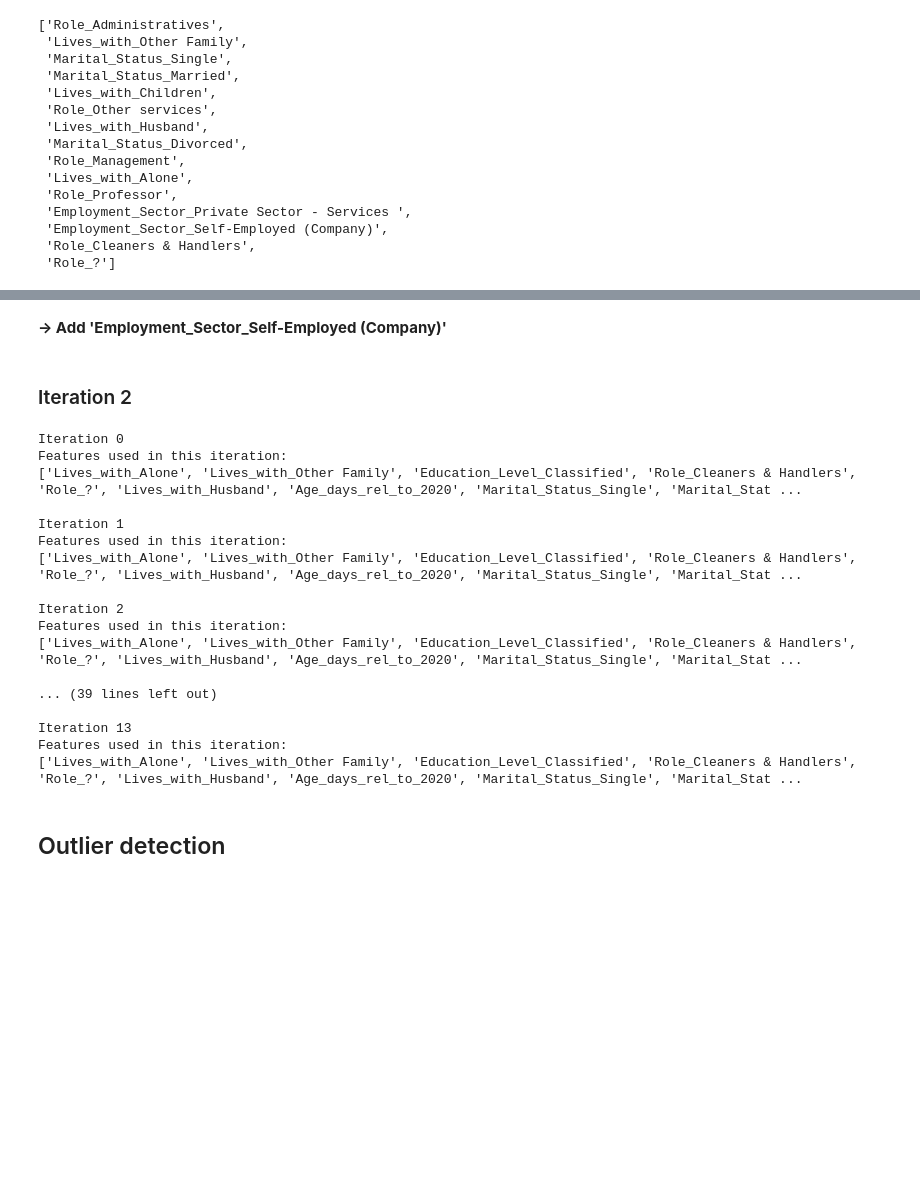
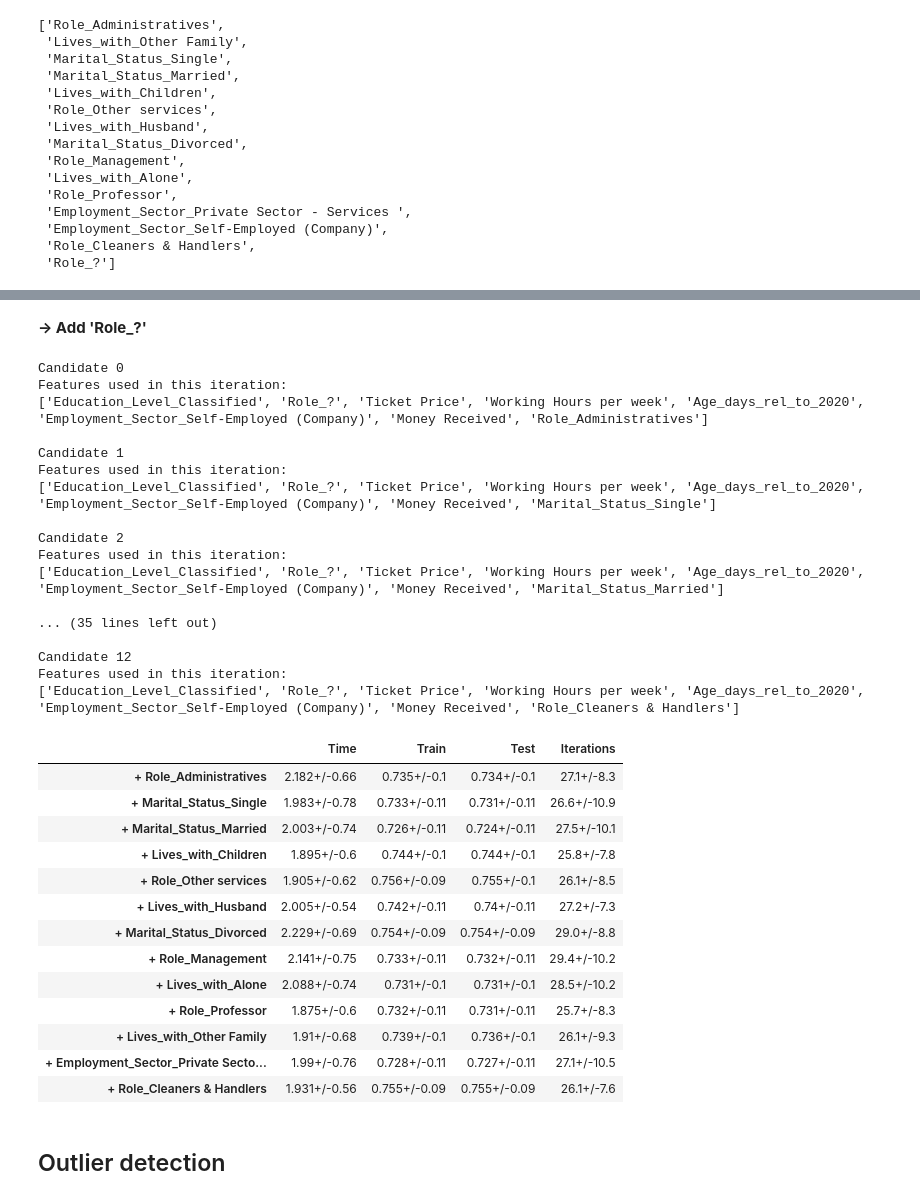
Before and after one commit to ph1001/Group-Project-Machine-Learning-Group-50, a Jupyter notebook: Notebooks/20201223_HV_PM.ipynb, the cells around one changed output, grey strips where cells are left out. Saved outputs shown, nothing was run; the diff lists cells and outputs as text; code cells hidden in the pictures; blank space fills up the shorter version.

```diff
--- a/Notebooks/20201223_HV_PM.ipynb
+++ b/Notebooks/20201223_HV_PM.ipynb
@@ -1419,0 +1426,3 @@ Features used in this iteration:
+# %%
+feature = 'Lives_with_Husband'
+current_features_1, candidates_1 = update_features(feature, current_features_0, candidates_0)
@@ -1420,2 +1471,2 @@ Features used in this iteration:
 # %% [markdown]
-**-> Add 'Employment_Sector_Self-Employed (Company)'**
+**-> Add 'Role_?'**
@@ -1425,22 +1473,38 @@ current_features_1, candidates_1 = update_features(feature, current_features_0,
-# %% [markdown]
-### Iteration 2
-# %%
-results_MLP_iteration_2 = building_df(current_features_1, candidates_1)
-# %% [output]
-Iteration 0
-Features used in this iteration:
-['Lives_with_Alone', 'Lives_with_Other Family', 'Education_Level_Classified', 'Role_Cleaners & Handlers', 'Role_?', 'Lives_with_Husband', 'Age_days_rel_to_2020', 'Marital_Status_Single', 'Marital_Stat ...
-
-Iteration 1
-Features used in this iteration:
-['Lives_with_Alone', 'Lives_with_Other Family', 'Education_Level_Classified', 'Role_Cleaners & Handlers', 'Role_?', 'Lives_with_Husband', 'Age_days_rel_to_2020', 'Marital_Status_Single', 'Marital_Stat ...
-
-Iteration 2
-Features used in this iteration:
-['Lives_with_Alone', 'Lives_with_Other Family', 'Education_Level_Classified', 'Role_Cleaners & Handlers', 'Role_?', 'Lives_with_Husband', 'Age_days_rel_to_2020', 'Marital_Status_Single', 'Marital_Stat ...
-
-... (39 lines left out)
-
-Iteration 13
-Features used in this iteration:
-['Lives_with_Alone', 'Lives_with_Other Family', 'Education_Level_Classified', 'Role_Cleaners & Handlers', 'Role_?', 'Lives_with_Husband', 'Age_days_rel_to_2020', 'Marital_Status_Single', 'Marital_Stat ...
+# %%
+feature = 'Role_?'
+current_features_2, candidates_2 = update_features(feature, current_features_1, candidates_1)
+# %%
+results_MLP_iteration_3 = building_df(current_features_2, candidates_2)
+results_MLP_iteration_3
+# %% [output]
+Candidate 0
+Features used in this iteration:
+['Education_Level_Classified', 'Role_?', 'Ticket Price', 'Working Hours per week', 'Age_days_rel_to_2020', 'Employment_Sector_Self-Employed (Company)', 'Money Received', 'Role_Administratives']
+
+Candidate 1
+Features used in this iteration:
+['Education_Level_Classified', 'Role_?', 'Ticket Price', 'Working Hours per week', 'Age_days_rel_to_2020', 'Employment_Sector_Self-Employed (Company)', 'Money Received', 'Marital_Status_Single']
+
+Candidate 2
+Features used in this iteration:
+['Education_Level_Classified', 'Role_?', 'Ticket Price', 'Working Hours per week', 'Age_days_rel_to_2020', 'Employment_Sector_Self-Employed (Company)', 'Money Received', 'Marital_Status_Married']
+
+... (35 lines left out)
+
+Candidate 12
+Features used in this iteration:
+['Education_Level_Classified', 'Role_?', 'Ticket Price', 'Working Hours per week', 'Age_days_rel_to_2020', 'Employment_Sector_Self-Employed (Company)', 'Money Received', 'Role_Cleaners & Handlers']
+|  | Time | Train | Test | Iterations |
+| + Role_Administratives | 2.182+/-0.66 | 0.735+/-0.1 | 0.734+/-0.1 | 27.1+/-8.3 |
+| + Marital_Status_Single | 1.983+/-0.78 | 0.733+/-0.11 | 0.731+/-0.11 | 26.6+/-10.9 |
+| + Marital_Status_Married | 2.003+/-0.74 | 0.726+/-0.11 | 0.724+/-0.11 | 27.5+/-10.1 |
+| + Lives_with_Children | 1.895+/-0.6 | 0.744+/-0.1 | 0.744+/-0.1 | 25.8+/-7.8 |
+| + Role_Other services | 1.905+/-0.62 | 0.756+/-0.09 | 0.755+/-0.1 | 26.1+/-8.5 |
+| + Lives_with_Husband | 2.005+/-0.54 | 0.742+/-0.11 | 0.74+/-0.11 | 27.2+/-7.3 |
+| + Marital_Status_Divorced | 2.229+/-0.69 | 0.754+/-0.09 | 0.754+/-0.09 | 29.0+/-8.8 |
+| + Role_Management | 2.141+/-0.75 | 0.733+/-0.11 | 0.732+/-0.11 | 29.4+/-10.2 |
+| + Lives_with_Alone | 2.088+/-0.74 | 0.731+/-0.1 | 0.731+/-0.1 | 28.5+/-10.2 |
+| + Role_Professor | 1.875+/-0.6 | 0.732+/-0.11 | 0.731+/-0.11 | 25.7+/-8.3 |
+| + Lives_with_Other Family | 1.91+/-0.68 | 0.739+/-0.1 | 0.736+/-0.1 | 26.1+/-9.3 |
+| + Employment_Sector_Private Secto... | 1.99+/-0.76 | 0.728+/-0.11 | 0.727+/-0.11 | 27.1+/-10.5 |
+| + Role_Cleaners & Handlers | 1.931+/-0.56 | 0.755+/-0.09 | 0.755+/-0.09 | 26.1+/-7.6 |
```
Also changed, not shown: parts of 10 cells of this notebook, 1 other file.
